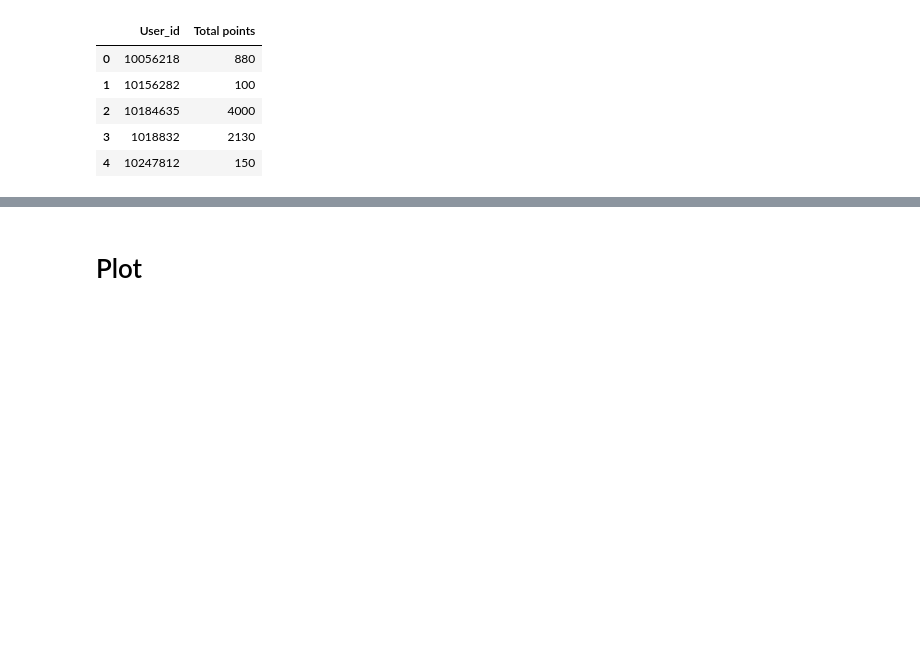
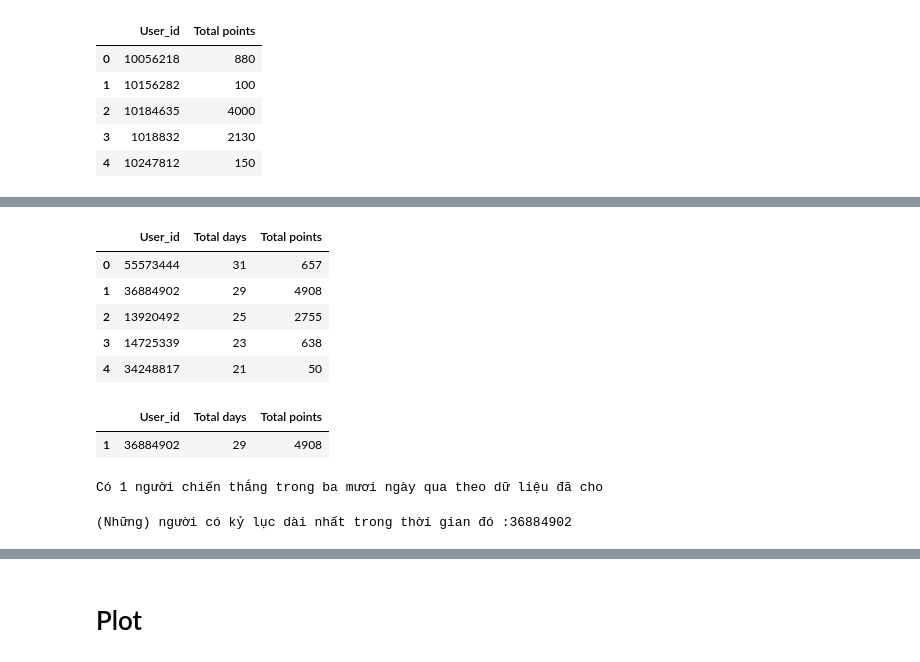
Before and after one commit to DONG2209/Shoppe_sale, a Jupyter notebook: momo.ipynb, the cells around one changed output, grey strips where cells are left out. Drawn from its saved outputs; the diff is of its cells as text; code cells hidden in the pictures; blank space fills up the shorter version.

```diff
--- a/momo.ipynb
+++ b/momo.ipynb
@@ -342,3 +338,32 @@ total_point.head()
 | 2 | 10184635 | 4000 |
 | 3 | 1018832 | 2130 |
 | 4 | 10247812 | 150 |
+# %%
+#c1
+name = None
+date = None
+count = 1
+results = []
+
+def calculate_count(row):
+    global name, date, count
+    if row['User_id'] != name:
+        if name is not None:
+            results.append({'User_id': name, 'Total days': count})
+        name = row['User_id']
+        date = row['DATE']
+        count = 1
+    else:
+        if (row['DATE'] - date).days == 1:
+            count += 1
+    date = row['DATE']
+
+Transaction_p3.apply(calculate_count, axis=1)
+
+if name is not None:
+    results.append({'User_id': name, 'Total days': count})
+
+total_day = pd.DataFrame(results)
+# %%
+total_day.sort_values('Total days',ascending=False,inplace=True)
+total_day.head()
@@ -344,0 +377,30 @@ total_point.head()
+# %%
+user=total_day.merge(total_point,on='User_id',how='outer')
+user.head()
+# %% [output]
+|  | User_id | Total days | Total points |
+| 0 | 55573444 | 31 | 657 |
+| 1 | 36884902 | 29 | 4908 |
+| 2 | 13920492 | 25 | 2755 |
+| 3 | 14725339 | 23 | 638 |
+| 4 | 34248817 | 21 | 50 |
+# %%
+user_win=user[(user['Total points']>=4000) & (user['Total days']>=20)]
+user_win
+# %% [output]
+|  | User_id | Total days | Total points |
+| 1 | 36884902 | 29 | 4908 |
+# %%
+print('Có {} người chiến thắng trong ba mươi ngày qua theo dữ liệu đã cho'.format(len(user_win)))
+# %% [output]
+Có 1 người chiến thắng trong ba mươi ngày qua theo dữ liệu đã cho
+# %%
+def user_max(row):
+    max=row['Total days'].max()
+    print('(Những) người có kỷ lục dài nhất trong thời gian đó :',end='')
+    for index,row in row.iterrows():
+        if row['Total days']==max:
+            print(row['User_id'],end=' ')
+user_max(user_win)
+# %% [output]
+(Những) người có kỷ lục dài nhất trong thời gian đó :36884902
```
Also changed, not shown: parts of 13 cells of this notebook.
